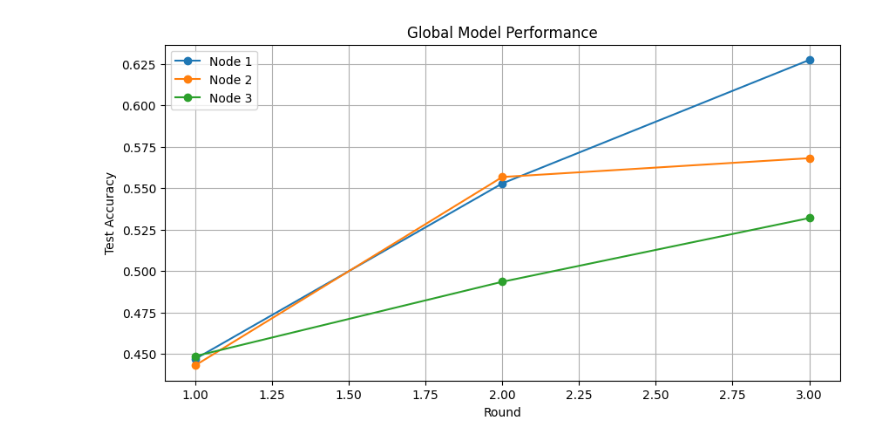
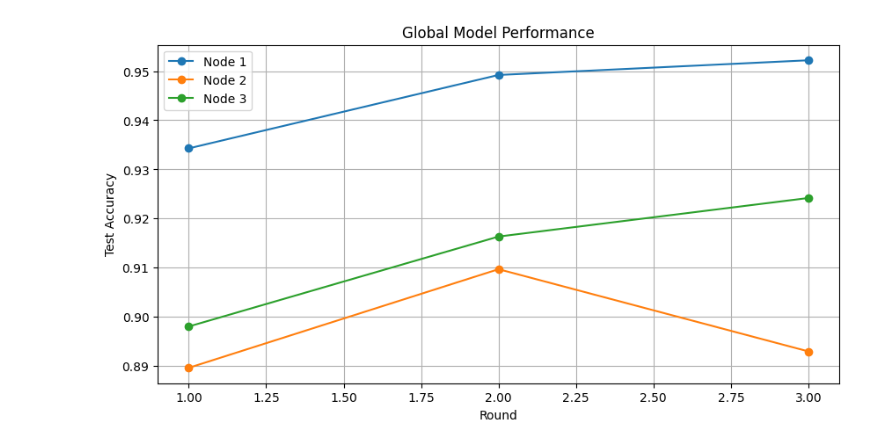
Before and after one commit to muhammmad-al/decentralized-ai-content-recommender, a Jupyter notebook: reddit_federated_recommender.ipynb, the cells around one changed output. Cells and saved outputs as stored; diff of their text form; code cells hidden in the pictures.

Commit message:
integrated synthetic user interactions into federated classifier (~90% accuracy across 3 geographic nodes)

```diff
--- a/reddit_federated_recommender.ipynb
+++ b/reddit_federated_recommender.ipynb
@@ -1,7 +1,7 @@
 # %% [markdown]
 <a href="https://colab.research.google.com/github/muhammmad-al/decentralized-ai-content-recommender/blob/main/reddit_federated_recommender.ipynb" target="_parent"><img src="https://colab.research.google.com/assets/colab-badge.svg" alt="Open In Colab"/></a>
 # %%
-#Initial Setup and Imports
+# Initial Setup and Imports
 %cd /content
 !rm -rf *  # Remove everything first
 !git clone https://github.com/muhammmad-al/decentralized-ai-content-recommender.git
@@ -21,7 +21,6 @@ import warnings
 import matplotlib.pyplot as plt
 warnings.filterwarnings('ignore')
 
-#data loading and preprocessing functions
 def preprocess_text(text):
     if not isinstance(text, str):
         return ''
@@ -30,11 +29,16 @@ def preprocess_text(text):
     return text
 
 def load_node_data(node_number):
+    """Load node data with additional user interaction features"""
+    # Load content datasets
     datasets = {
-        'ai': pd.read_csv('data/raw/reddit_analysis_ai_with_sentiment.csv'),
-        'music': pd.read_csv('data/raw/reddit_analysis_music_with_sentiment.csv'),
-        'web3': pd.read_csv('data/raw/reddit_analysis_web3_with_sentiment.csv')
+        'ai': pd.read_csv('data/raw/reddit_analysis_ai_5000_posts_with_sentiment.csv'),
+        'music': pd.read_csv('data/raw/reddit_analysis_music_5000_posts_with_sentiment.csv'),
+        'web3': pd.read_csv('data/raw/reddit_analysis_web3_5000_posts_with_sentiment.csv')
     }
+
+    # Load synthetic user interactions
+    user_interactions = pd.read_csv('data/mock/user_interactions.csv')
 
     for df in datasets.values():
         df['timestamp'] = pd.to_datetime(df['timestamp'])
@@ -56,16 +60,35 @@ def load_node_data(node_number):
         df['region'] = df['hour_utc'].apply(assign_region)
         regional_df = df[df['region'] == target_region].copy()
         regional_df['category'] = category
+
+        # Add interaction features
+        category_interactions = user_interactions[user_interactions['category'] == category]
+        interaction_features = category_interactions.groupby('content_id').agg({
+            'interaction_strength': 'mean',
+            'engagement_duration': 'mean',
+            'interaction_type': lambda x: x.value_counts().index[0]
+        }).reset_index()
+
+        regional_df = pd.merge(
+            regional_df,
+            interaction_features,
+            left_index=True,
+            right_on='content_id',
+            how='left'
+        )
+
+        regional_df['interaction_strength'] = regional_df['interaction_strength'].fillna(0)
+        regional_df['engagement_duration'] = regional_df['engagement_duration'].fillna(0)
+        regional_df['interaction_type'] = regional_df['interaction_type'].fillna('none')
+
         balanced_dfs.append(regional_df)
 
     df = pd.concat(balanced_dfs, ignore_index=True)
 
-    # Text preprocessing
+    # Feature engineering
     df['cleaned_title'] = df['title'].apply(preprocess_text)
     df['cleaned_content'] = df['cleaned_text'].apply(preprocess_text)
     df['combined_text'] = df['cleaned_title'] + ' ' + df['cleaned_content']
-
-    # Feature engineering
     df['score_log'] = np.log1p(df['score'])
     df['comments_log'] = np.log1p(df['num_comments'])
     df['text_word_count'] = df['combined_text'].str.split().str.len()
@@ -73,7 +96,9 @@ def load_node_data(node_number):
     df['sentiment_magnitude'] = abs(df['textblob_sentiment'])
 
     numerical_cols = ['score_log', 'comments_log', 'text_word_count',
-                     'sentiment_compound', 'sentiment_magnitude']
+                     'sentiment_compound', 'sentiment_magnitude',
+                     'interaction_strength', 'engagement_duration']
+
     scaler = StandardScaler()
     df[numerical_cols] = scaler.fit_transform(df[numerical_cols])
 
@@ -83,16 +108,13 @@ def load_node_data(node_number):
     print(df['category'].value_counts())
     return df
 
-# Node class for federated learning
 class FederatedNode:
     def __init__(self, df, node_number):
-        """Initialize node without creating model"""
         self.df = df
         self.node_number = node_number
         self.prepare_data()
 
     def prepare_data(self):
-        """Data preparation logic"""
         self.vectorizer = TfidfVectorizer(
             max_features=300,
             stop_words='english',
@@ -103,17 +125,18 @@ class FederatedNode:
         X_text = self.vectorizer.fit_transform(self.df['combined_text']).toarray()
 
         numerical_features = ['score_log', 'comments_log', 'text_word_count',
-                            'sentiment_compound', 'sentiment_magnitude']
+                            'sentiment_compound', 'sentiment_magnitude',
+                            'interaction_strength', 'engagement_duration']
         X_numerical = self.df[numerical_features].fillna(0).values
 
         self.X = np.hstack([X_text, X_numerical])
         self.label_encoder = LabelEncoder()
         self.y = self.label_encoder.fit_transform(self.df['category'])
 
-        self.X_train, self.X_test, self.y_train, self.y_test = \
-            train_test_split(self.X, self.y, test_size=0.2,
-                           stratify=self.y,
-                           random_state=42+self.node_number)
+        self.X_train, self.X_test, self.y_train, self.y_test = train_test_split(
+            self.X, self.y, test_size=0.2, stratify=self.y,
+            random_state=42+self.node_number
+        )
 
         self.class_weights = compute_class_weight(
             class_weight='balanced',
@@ -122,13 +145,7 @@ class FederatedNode:
         )
         self.class_weights = dict(enumerate(self.class_weights))
 
-        print(f"\nNode {self.node_number} Training Data:")
-        print(f"Training data shape: {self.X_train.shape}")
-        print(f"Testing data shape: {self.X_test.shape}")
-        print("Class weights:", self.class_weights)
-
     def create_model(self):
-        """Model architecture"""
         model = tf.keras.Sequential([
             tf.keras.layers.Dense(128, activation='relu',
                                 input_shape=(self.X_train.shape[1],),
@@ -150,16 +167,13 @@ class FederatedNode:
         return model
 
     def train_local(self, global_weights):
-        """Train on local data starting from global weights"""
-        # Create fresh model with global weights
         model = self.create_model()
         model.set_weights(global_weights)
 
-        # Train on local data
         history = model.fit(
             self.X_train,
             self.y_train,
-            epochs=5,  # Reduced epochs for faster federation rounds
+            epochs=5,
             batch_size=32,
             validation_split=0.2,
             class_weight=self.class_weights,
@@ -176,7 +190,6 @@ class FederatedNode:
         return model.get_weights(), history.history
 
     def evaluate(self, weights):
-        """Evaluate model with given weights"""
         model = self.create_model()
         model.set_weights(weights)
 
@@ -198,7 +211,6 @@ class FederatedServer:
         self.metrics_history = []
 
     def create_global_model(self, input_shape):
-        """Create global model with same architecture"""
         model = tf.keras.Sequential([
             tf.keras.layers.Dense(128, activation='relu',
                                 input_shape=input_shape,
@@ -220,7 +232,6 @@ class FederatedServer:
         return model
 
     def fedavg(self, weights_list, node_sizes):
-        """Implement Federated Averaging"""
         total_size = sum(node_sizes)
         weighted_weights = []
 
@@ -236,15 +247,12 @@ class FederatedServer:
         return averaged_weights
 
     def train(self, nodes):
-        """Run federated training process"""
         for round_num in range(self.num_rounds):
             print(f"\nFederated Round {round_num + 1}/{self.num_rounds}")
             print("=" * 50)
 
-            # Get current global weights
             global_weights = self.global_model.get_weights()
 
-            # Collect updates from all nodes
             weights_list = []
             node_sizes = []
             node_metrics = []
@@ -256,19 +264,15 @@ class FederatedServer:
                 node_sizes.append(len(node.X_train))
                 node_metrics.append(metrics)
 
-            # Update global model
             new_weights = self.fedavg(weights_list, node_sizes)
             self.global_model.set_weights(new_weights)
 
-            # Evaluate global model
             round_metrics = self.evaluate_global_model(nodes)
             self.metrics_history.append(round_metrics)
 
-            # Plot progress
             self.plot_metrics(round_num + 1)
 
     def evaluate_global_model(self, nodes):
-        """Evaluate current global model on all nodes"""
         metrics = []
         weights = self.global_model.get_weights()
 
@@ -285,7 +289,6 @@ class FederatedServer:
         return metrics
 
     def plot_metrics(self, current_round):
-        """Plot training progress"""
         plt.figure(figsize=(10, 5))
 
         for node_idx in range(3):
@@ -302,18 +305,14 @@ class FederatedServer:
         plt.show()
 
 def run_federated_learning():
-    """Main function to run federated learning"""
-    # Initialize nodes
     nodes = []
     for node_num in [1, 2, 3]:
         df = load_node_data(node_num)
         nodes.append(FederatedNode(df, node_num))
 
-    # Initialize server
     input_shape = (nodes[0].X_train.shape[1],)
     server = FederatedServer(input_shape, num_rounds=5)
 
-    # Run federated training
     server.train(nodes)
 
     return server, nodes
@@ -377,4 +376,4 @@ Node 3 Test Accuracy: 0.5321
-[figure, old version]
+[figure, new version]
 Federated Round 4/5
 ==================================================
 
```
Also changed, not shown: parts of 1 cell of this notebook.
